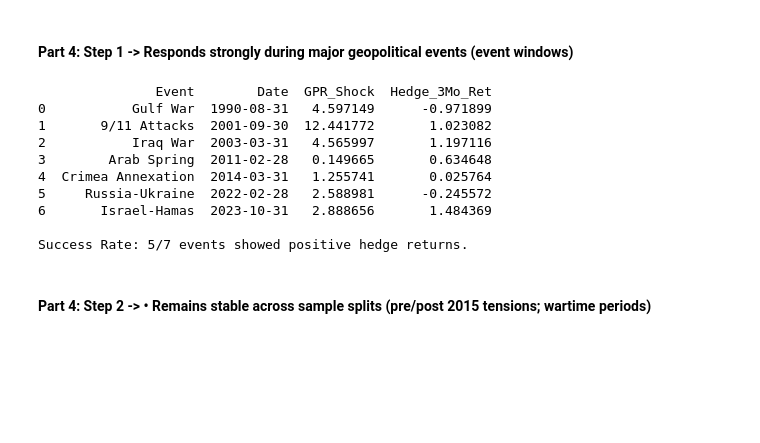
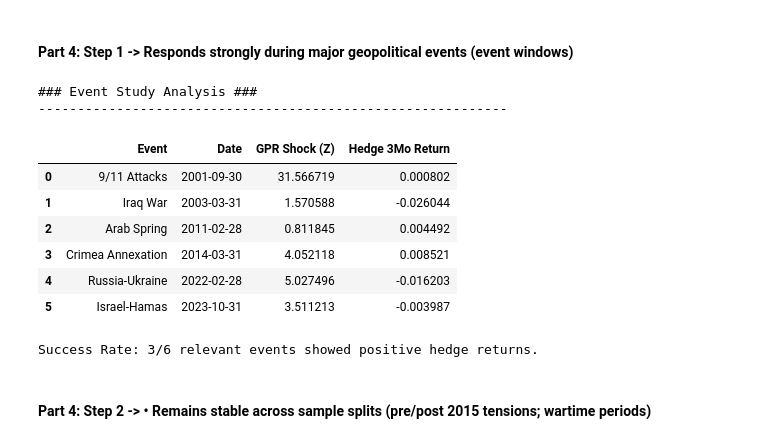
Before and after one commit to siddharthyashkukreja-cloud/Hedging_GeoPolRisk, a Jupyter notebook: researchProject.ipynb, the cells around one changed output. Drawn from its saved outputs; the diff is of its cells as text; code cells hidden in the pictures; blank space fills up the shorter version.

```diff
--- a/researchProject.ipynb
+++ b/researchProject.ipynb
@@ -1245,59 +1205,75 @@ Max:  59,197.93
 # %% [markdown]
 #### Part 4: Step 1 -> Responds strongly during major geopolitical events (event windows)
 # %%
-#the events we can check
+import pandas as pd
+import numpy as np
+
+# --- Configuration ---
 events = {
     'Gulf War': '1990-08-31',
     '9/11 Attacks': '2001-09-30',
     'Iraq War': '2003-03-31',
     'Arab Spring': '2011-02-28',
     'Crimea Annexation': '2014-03-31',
     'Russia-Ukraine': '2022-02-28',
     'Israel-Hamas': '2023-10-31'
 }
 
 results = []
 
+# Ensure index is sorted DatetimeIndex
+df_study = df_res.copy()
+df_study.sort_index(inplace=True)
 
-df_study = final_hedge.set_index('date').sort_index()
+print("### Event Study Analysis ###")
+print("-" * 60)
+
 for name, date_str in events.items():
+    # Align event date to month-end to match data frequency
     event_date = pd.Timestamp(date_str) + pd.offsets.MonthEnd(0)
+
     if event_date in df_study.index:
-        #Get the location (0, 1, 2...) of the date to allow "+2" math
+        # Get integer location of the event
         int_loc = df_study.index.get_loc(event_date)
-        #xtract the Shock (using integer location we used above)
-        shock_size = df_study.iloc[int_loc]['GPR_Shock_News_Z']
-        # Calculate 3-Month Cumulative Return (current month + next 2) -> if no 3 months exist drop value
+
+        # Extract Shock Size (using your specific column name)
+        shock_size = df_study.iloc[int_loc]['Shock_Z_OOS']
+
+        # Calculate 3-Month Cumulative Return (t, t+1, t+2)
         if int_loc + 3 <= len(df_study):
-            # Sum the returns from t, t+1, t+2
-            cum_ret = df_study.iloc[int_loc : int_loc+3]['Hedge_Return'].sum()
+            # Sum returns over the window
+            cum_ret = df_study.iloc[int_loc : int_loc+3]['Hedge_Ret'].sum()
         else:
             cum_ret = np.nan
+
         results.append({
             'Event': name,
             'Date': event_date.date(),
-            'GPR_Shock': shock_size,
-            'Hedge_3Mo_Ret': cum_ret
+            'GPR Shock (Z)': shock_size,
+            'Hedge 3Mo Return': cum_ret
         })
 
+# Create Results DataFrame
+event_df = pd.DataFrame(results)
+display(event_df)
 
-#the final dataframe with results
-event_df = pd.DataFrame(results)
-print(event_df)
+# Calculate Success Rate (Positive Return given Positive Shock)
+# We filter for events where shock was actually positive (GPR spike)
+relevant_events = event_df[event_df['GPR Shock (Z)'] > 0]
+success_count = relevant_events[relevant_events['Hedge 3Mo Return'] > 0].shape[0]
 
-success_count = event_df[(event_df['GPR_Shock'] > 0) & (event_df['Hedge_3Mo_Ret'] > 0)].shape[0]
-print(f"\nSuccess Rate: {success_count}/{len(event_df)} events showed positive hedge returns.")
+print(f"\nSuccess Rate: {success_count}/{len(relevant_events)} relevant events showed positive hedge returns.")
 # %% [output]
-               Event        Date  GPR_Shock  Hedge_3Mo_Ret
-0           Gulf War  1990-08-31   4.597149      -0.971899
-1       9/11 Attacks  2001-09-30  12.441772       1.023082
-2           Iraq War  2003-03-31   4.565997       1.197116
-3        Arab Spring  2011-02-28   0.149665       0.634648
-4  Crimea Annexation  2014-03-31   1.255741       0.025764
-5     Russia-Ukraine  2022-02-28   2.588981      -0.245572
-6       Israel-Hamas  2023-10-31   2.888656       1.484369
-
-Success Rate: 5/7 events showed positive hedge returns.
+### Event Study Analysis ###
+------------------------------------------------------------
+|  | Event | Date | GPR Shock (Z) | Hedge 3Mo Return |
+| 0 | 9/11 Attacks | 2001-09-30 | 31.566719 | 0.000802 |
+| 1 | Iraq War | 2003-03-31 | 1.570588 | -0.026044 |
+| 2 | Arab Spring | 2011-02-28 | 0.811845 | 0.004492 |
+| 3 | Crimea Annexation | 2014-03-31 | 4.052118 | 0.008521 |
+| 4 | Russia-Ukraine | 2022-02-28 | 5.027496 | -0.016203 |
+| 5 | Israel-Hamas | 2023-10-31 | 3.511213 | -0.003987 |
+Success Rate: 3/6 relevant events showed positive hedge returns.
 # %% [markdown]
 #### Part 4: Step 2 -> •	Remains stable across sample splits (pre/post 2015 tensions; wartime periods)
 # %%
```
Also changed, not shown: parts of 15 cells of this notebook.
